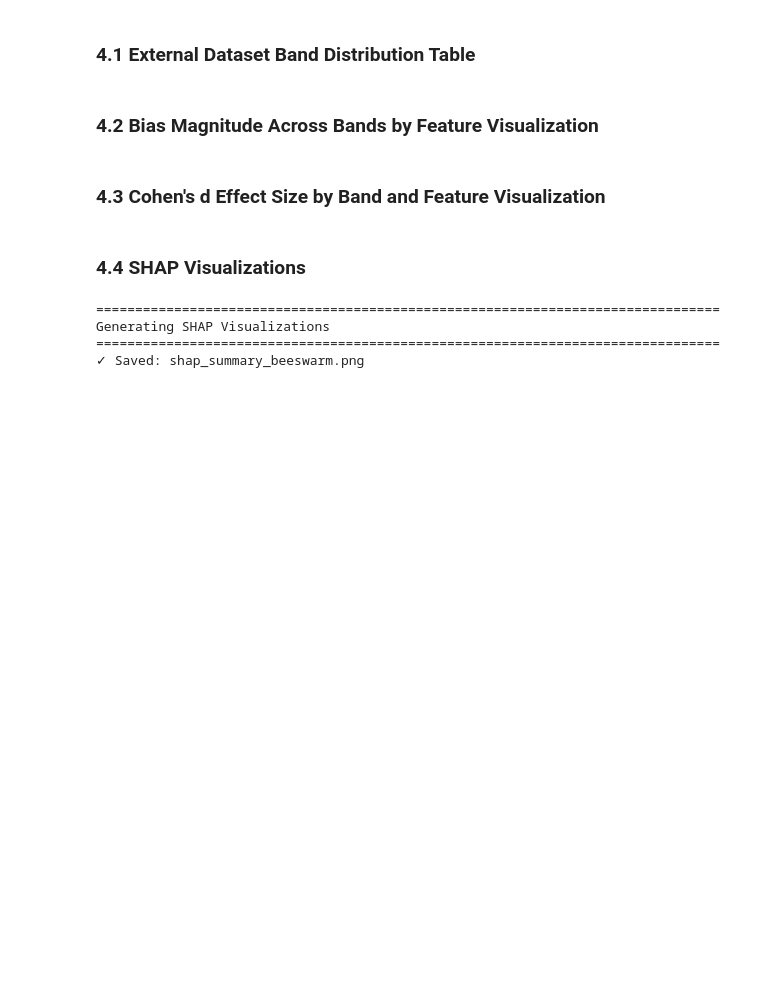
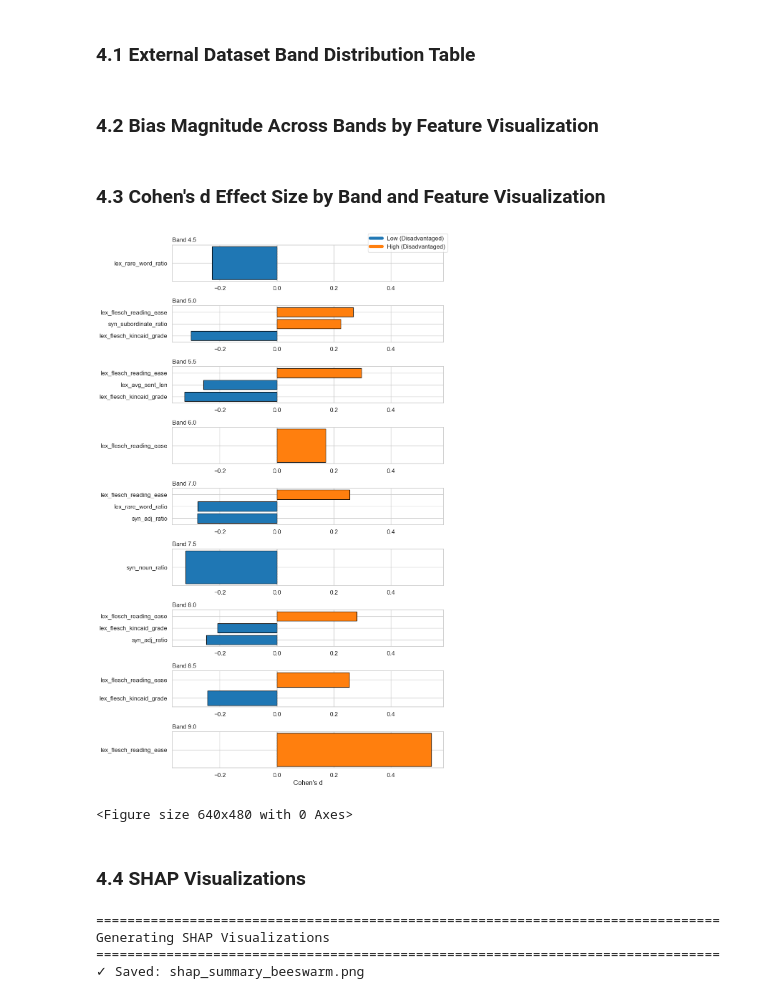
Before and after one commit to Triet00/Systematic-Bias-Detection-in-AES, a Jupyter notebook: Thesis Code.ipynb, the cells around one changed output. Cells and saved outputs as stored; diff of their text form; code cells hidden in the pictures; blank space fills up the shorter version.

```diff
--- a/Thesis Code.ipynb
+++ b/Thesis Code.ipynb
@@ -3233,19 +3249,13 @@ data = [
     ["lex_flesch_kincaid_grade", 5.0, -0.3017, "Low"],
     ["lex_flesch_reading_ease", 5.0, 0.2689, "High"],
     ["syn_subordinate_ratio", 5.0, 0.2244, "High"],
-    ["syn_avg_tree_depth", 5.0, -0.1878, "Low"],
-    ["syn_verb_ratio", 5.0, 0.1674, "High"],
     ["lex_flesch_kincaid_grade", 5.5, -0.3234, "Low"],
     ["lex_flesch_reading_ease", 5.5, 0.2978, "High"],
     ["lex_avg_sent_len", 5.5, -0.2576, "Low"],
-    ["syn_avg_tree_depth", 5.5, -0.2255, "Low"],
-    ["syn_verb_ratio", 5.5, 0.1892, "High"],
     ["lex_flesch_reading_ease", 6.0, 0.1721, "High"],
     ["syn_adj_ratio", 7.0, -0.2789, "Low"],
     ["lex_rare_word_ratio", 7.0, -0.2774, "Low"],
     ["lex_flesch_reading_ease", 7.0, 0.2558, "High"],
-    ["lex_flesch_kincaid_grade", 7.0, -0.2346, "Low"],
-    ["syn_noun_ratio", 7.0, -0.1989, "Low"],
     ["syn_noun_ratio", 7.5, -0.32, "Low"],
     ["lex_flesch_reading_ease", 8.0, 0.2809, "High"],
     ["syn_adj_ratio", 8.0, -0.2475, "Low"],
@@ -3268,33 +3278,36 @@ fig, axes = plt.subplots(n_bands, 1, figsize=(10, n_bands * 1.8), sharex=True)
 
 for i, band in enumerate(bands):
     ax = axes[i]
     band_df = df[df["Band"] == band].sort_values("Cohen_d")
 
     # Color by disadvantaged group
     colors = band_df["Disadvantaged_Group"].map({"Low": "#1f77b4", "High": "#ff7f0e"})
 
     ax.barh(band_df["Feature"], band_df["Cohen_d"], color=colors, edgecolor="black")
     ax.axvline(0, color="gray", linestyle="--", linewidth=1)
     ax.set_title(f"Band {band}", fontsize=12, loc="left")
     ax.set_ylabel("")
     ax.set_xlabel("Cohen's d")
 
 for ax in axes:
     ax.label_outer()  # show outer labels only (default)
     ax.tick_params(labelbottom=True)  # force all to show x-axis ticks
 
 
 plt.tight_layout(rect=[0, 0, 1, 0.97])
 
 # Create legend manually
 handles = [
     plt.Line2D([0], [0], color="#1f77b4", lw=6, label="Low (Disadvantaged)"),
     plt.Line2D([0], [0], color="#ff7f0e", lw=6, label="High (Disadvantaged)")
 ]
 fig.legend(handles=handles, loc="upper right", bbox_to_anchor=(1, 0.97))
 
 plt.show()
 plt.savefig("Cohen's d_Effect_Size_by_Band_Feature.png", dpi=300, bbox_inches="tight")
+# %% [output]
+[figure, added]
+<Figure size 640x480 with 0 Axes>
 # %% [markdown]
 ### 4.4 SHAP Visualizations
 # %%
```
Also changed, not shown: parts of 7 cells of this notebook.
